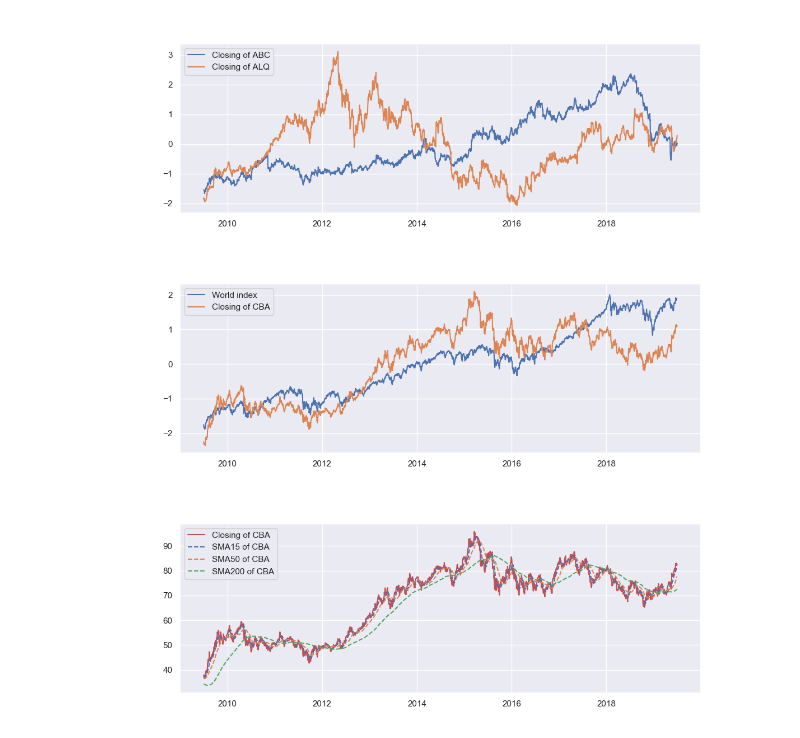
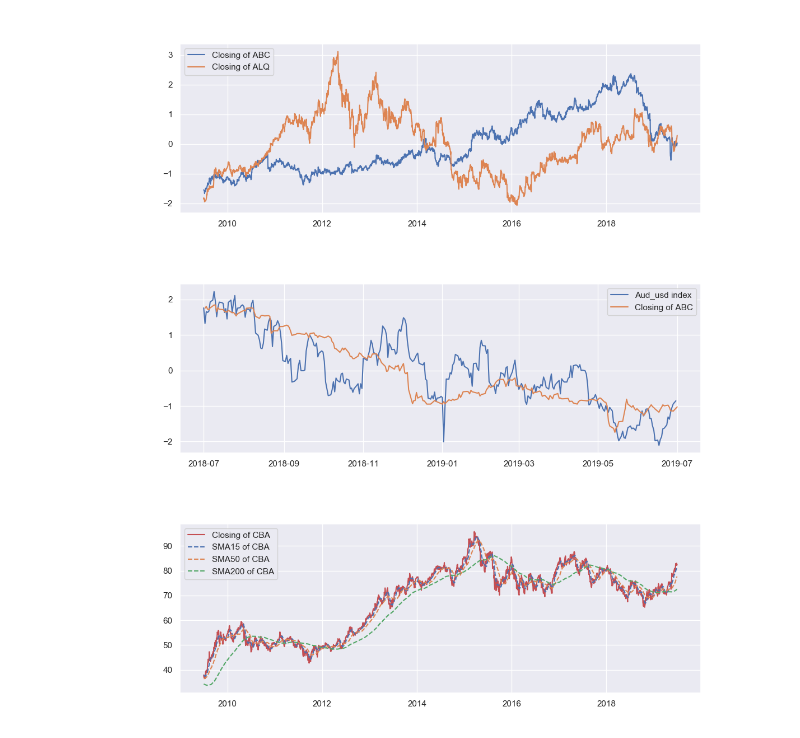
Before and after one commit to natashajenny/StockIt, a Jupyter notebook: scripts/grapher.ipynb, the cells around one changed output. Saved outputs shown, nothing was run; the diff lists cells and outputs as text; code cells hidden in the pictures.

```diff
--- a/scripts/grapher.ipynb
+++ b/scripts/grapher.ipynb
@@ -26,7 +62,7 @@ def get_plot(
     change = False,             # daily percentage change
     norm = 'mean',              # normalization method: mean, minmax
     micro = False,              # micro plot
-    engine = engine,
+    engine = None,
     # observations
     opening = False,
     high = False,
@@ -145,7 +181,7 @@ def get_plot(
     if aroon:
         plt.plot(df.index, df['aroon_up'], label='Aroon Up  of %s' % company.code)
         plt.plot(df.index, df['aroon_dn'], label='Aroon Down of %s' % company.code)
-        plt.ylim(0, 100)
+        plt.ylim(-10, 110)
     if chaikin:
         plt.plot(df.index, df['chaikin'], label='Chaikin A/D  of %s' % company.code)
         plt.axhline(y=0, c='r', linestyle='--')
@@ -210,9 +250,9 @@ get_plot([stock, 'ALQ'], start='2009-07-01', finish='2019-07-01')
 # %% [output]
 [figure]
 # %%
-get_plot([stock], indicies=['world'], start='2009-07-01', finish='2019-07-01')
+get_plot([stock], indicies=['aud_usd'], start='2018-07-01', finish='2019-07-01')
 # %% [output]
-[figure, old version]
+[figure, new version]
 # %%
 get_plot([stock], closing=1, sma15=1, sma50=1, sma200=1, start='2009-07-01', finish='2019-07-01')
 # %% [output]
```
Also changed, not shown: parts of 10 cells of this notebook, 6 other files.
